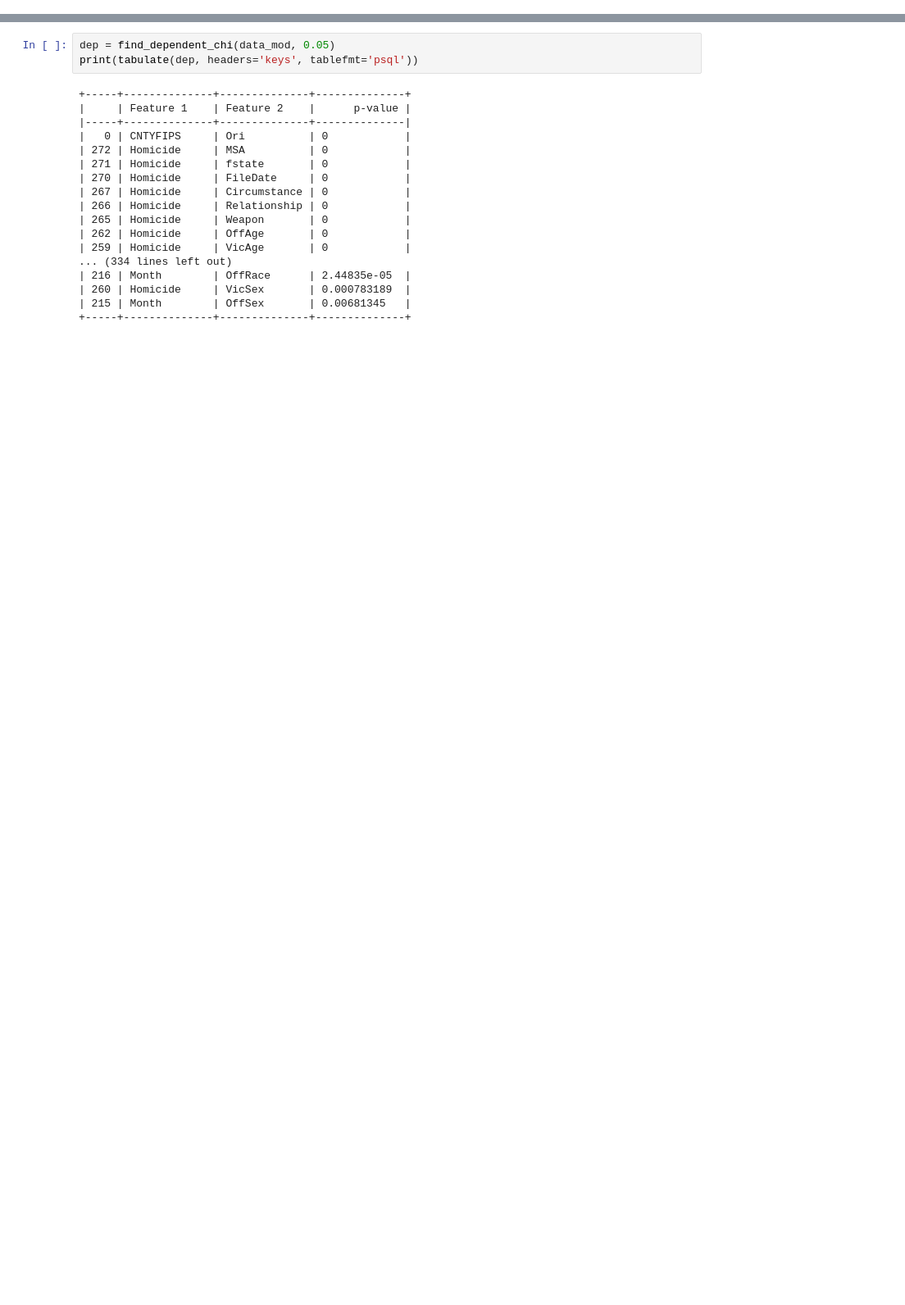
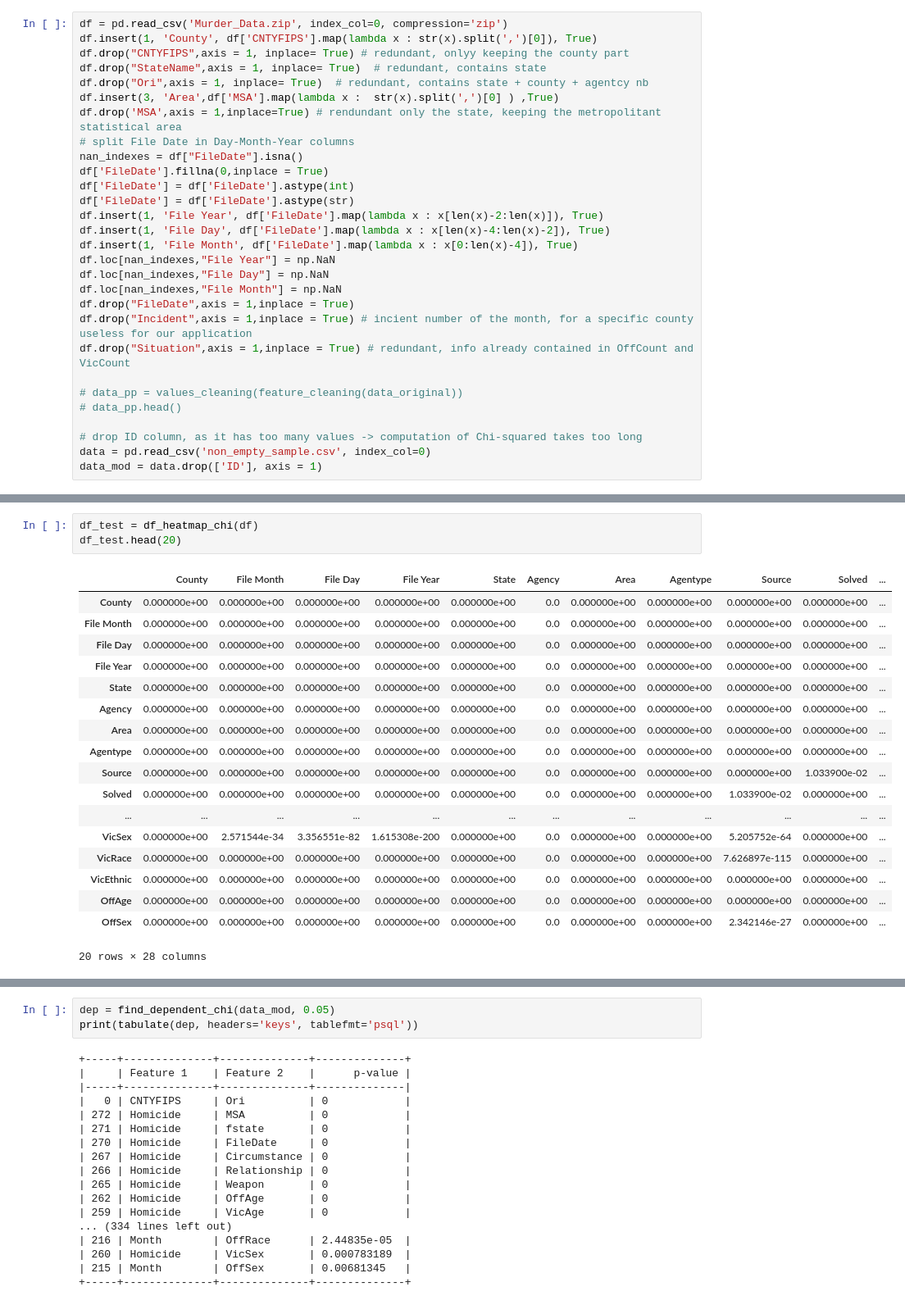
Before and after one commit to lougau92/MA1-Development-of-XAI-based-framework-to-Understand-Predict-and-Link-Homicides, a Jupyter notebook: dependency_test.ipynb, the cells around one changed output, grey strips where cells are left out. Shown: that part at 82% size. Cells and saved outputs as stored; diff of their text form; blank space fills up the shorter version.

```diff
--- a/dependency_test.ipynb
+++ b/dependency_test.ipynb
@@ -11,0 +11,29 @@ data_mod = data.drop(['ID'], axis = 1)
+# %%
+df = pd.read_csv('Murder_Data.zip', index_col=0, compression='zip')
+df.insert(1, 'County', df['CNTYFIPS'].map(lambda x : str(x).split(',')[0]), True)
+df.drop("CNTYFIPS",axis = 1, inplace= True) # redundant, onlyy keeping the county part
+df.drop("StateName",axis = 1, inplace= True)  # redundant, contains state
+df.drop("Ori",axis = 1, inplace= True)  # redundant, contains state + county + agentcy nb
+df.insert(3, 'Area',df['MSA'].map(lambda x :  str(x).split(',')[0] ) ,True)
+df.drop('MSA',axis = 1,inplace=True) # rendundant only the state, keeping the metropolitant statistical area
+# split File Date in Day-Month-Year columns
+nan_indexes = df["FileDate"].isna()
+df['FileDate'].fillna(0,inplace = True)
+df['FileDate'] = df['FileDate'].astype(int)
+df['FileDate'] = df['FileDate'].astype(str)
+df.insert(1, 'File Year', df['FileDate'].map(lambda x : x[len(x)-2:len(x)]), True)
+df.insert(1, 'File Day', df['FileDate'].map(lambda x : x[len(x)-4:len(x)-2]), True)
+df.insert(1, 'File Month', df['FileDate'].map(lambda x : x[0:len(x)-4]), True)
+df.loc[nan_indexes,"File Year"] = np.NaN
+df.loc[nan_indexes,"File Day"] = np.NaN
+df.loc[nan_indexes,"File Month"] = np.NaN
+df.drop("FileDate",axis = 1,inplace = True)
+df.drop("Incident",axis = 1,inplace = True) # incient number of the month, for a specific county useless for our application
+df.drop("Situation",axis = 1,inplace = True) # redundant, info already contained in OffCount and VicCount
+
+# data_pp = values_cleaning(feature_cleaning(data_original))
+# data_pp.head()
+
+# drop ID column, as it has too many values -> computation of Chi-squared takes too long
+data = pd.read_csv('non_empty_sample.csv', index_col=0)
+data_mod = data.drop(['ID'], axis = 1)
@@ -11,0 +68,22 @@ data_mod = data.drop(['ID'], axis = 1)
+# %%
+df_test = df_heatmap_chi(df)
+df_test.head(20)
+# %% [output]
+|  | County | File Month | File Day | File Year | State | Agency | Area | Agentype | Source | Solved | ... |
+| County | 0.000000e+00 | 0.000000e+00 | 0.000000e+00 | 0.000000e+00 | 0.000000e+00 | 0.0 | 0.000000e+00 | 0.000000e+00 | 0.000000e+00 | 0.000000e+00 | ... |
+| File Month | 0.000000e+00 | 0.000000e+00 | 0.000000e+00 | 0.000000e+00 | 0.000000e+00 | 0.0 | 0.000000e+00 | 0.000000e+00 | 0.000000e+00 | 0.000000e+00 | ... |
+| File Day | 0.000000e+00 | 0.000000e+00 | 0.000000e+00 | 0.000000e+00 | 0.000000e+00 | 0.0 | 0.000000e+00 | 0.000000e+00 | 0.000000e+00 | 0.000000e+00 | ... |
+| File Year | 0.000000e+00 | 0.000000e+00 | 0.000000e+00 | 0.000000e+00 | 0.000000e+00 | 0.0 | 0.000000e+00 | 0.000000e+00 | 0.000000e+00 | 0.000000e+00 | ... |
+| State | 0.000000e+00 | 0.000000e+00 | 0.000000e+00 | 0.000000e+00 | 0.000000e+00 | 0.0 | 0.000000e+00 | 0.000000e+00 | 0.000000e+00 | 0.000000e+00 | ... |
+| Agency | 0.000000e+00 | 0.000000e+00 | 0.000000e+00 | 0.000000e+00 | 0.000000e+00 | 0.0 | 0.000000e+00 | 0.000000e+00 | 0.000000e+00 | 0.000000e+00 | ... |
+| Area | 0.000000e+00 | 0.000000e+00 | 0.000000e+00 | 0.000000e+00 | 0.000000e+00 | 0.0 | 0.000000e+00 | 0.000000e+00 | 0.000000e+00 | 0.000000e+00 | ... |
+| Agentype | 0.000000e+00 | 0.000000e+00 | 0.000000e+00 | 0.000000e+00 | 0.000000e+00 | 0.0 | 0.000000e+00 | 0.000000e+00 | 0.000000e+00 | 0.000000e+00 | ... |
+| Source | 0.000000e+00 | 0.000000e+00 | 0.000000e+00 | 0.000000e+00 | 0.000000e+00 | 0.0 | 0.000000e+00 | 0.000000e+00 | 0.000000e+00 | 1.033900e-02 | ... |
+| Solved | 0.000000e+00 | 0.000000e+00 | 0.000000e+00 | 0.000000e+00 | 0.000000e+00 | 0.0 | 0.000000e+00 | 0.000000e+00 | 1.033900e-02 | 0.000000e+00 | ... |
+| ... | ... | ... | ... | ... | ... | ... | ... | ... | ... | ... | ... |
+| VicSex | 0.000000e+00 | 2.571544e-34 | 3.356551e-82 | 1.615308e-200 | 0.000000e+00 | 0.0 | 0.000000e+00 | 0.000000e+00 | 5.205752e-64 | 0.000000e+00 | ... |
+| VicRace | 0.000000e+00 | 0.000000e+00 | 0.000000e+00 | 0.000000e+00 | 0.000000e+00 | 0.0 | 0.000000e+00 | 0.000000e+00 | 7.626897e-115 | 0.000000e+00 | ... |
+| VicEthnic | 0.000000e+00 | 0.000000e+00 | 0.000000e+00 | 0.000000e+00 | 0.000000e+00 | 0.0 | 0.000000e+00 | 0.000000e+00 | 0.000000e+00 | 0.000000e+00 | ... |
+| OffAge | 0.000000e+00 | 0.000000e+00 | 0.000000e+00 | 0.000000e+00 | 0.000000e+00 | 0.0 | 0.000000e+00 | 0.000000e+00 | 0.000000e+00 | 0.000000e+00 | ... |
+| OffSex | 0.000000e+00 | 0.000000e+00 | 0.000000e+00 | 0.000000e+00 | 0.000000e+00 | 0.0 | 0.000000e+00 | 0.000000e+00 | 2.342146e-27 | 0.000000e+00 | ... |
+20 rows × 28 columns
```
Also changed, not shown: parts of 7 cells of this notebook, 1 other file.
